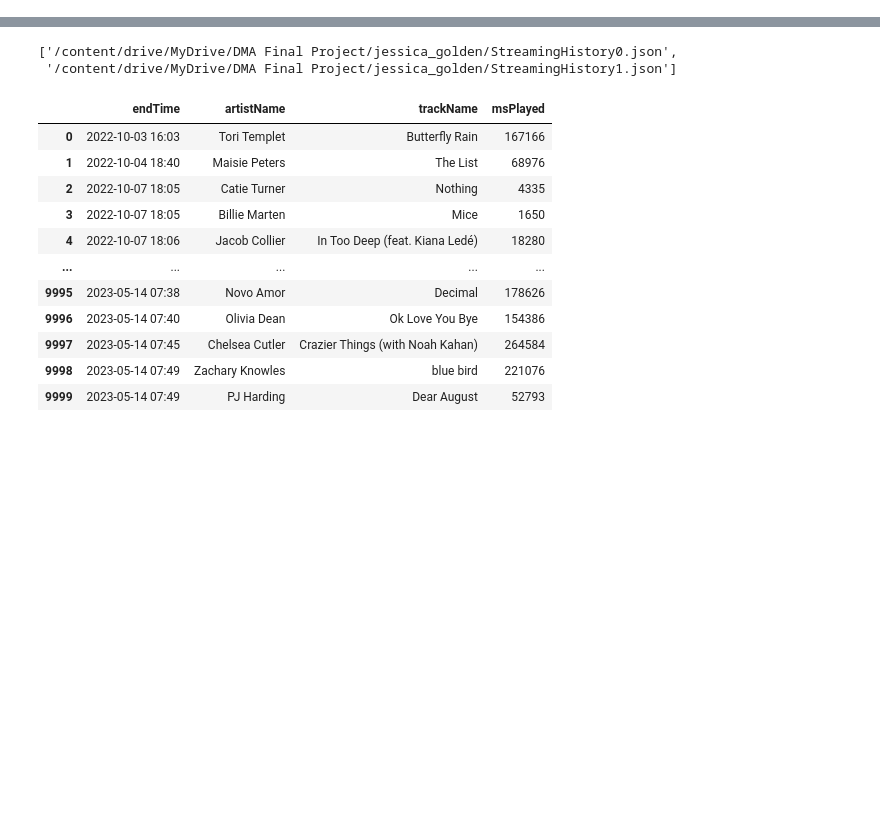
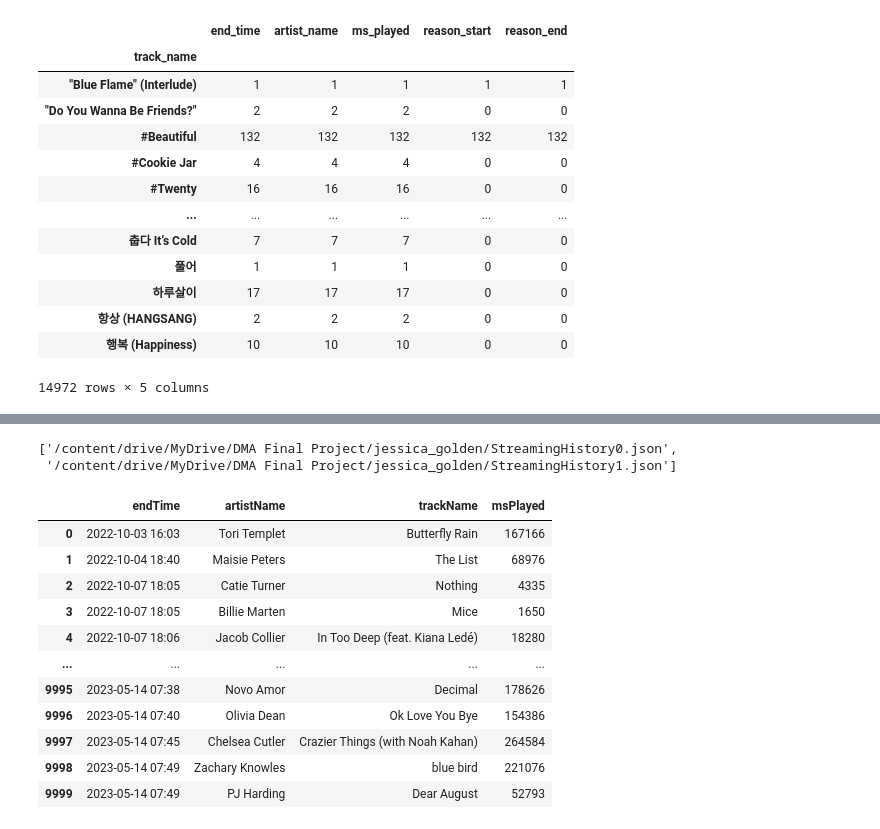
Before and after one commit to jonathanferrari/spotify-144, a Jupyter notebook: DMA Final Project/main.ipynb, the cells around one changed output, grey strips where cells are left out. Cells and saved outputs as stored; diff of their text form; code cells hidden in the pictures; blank space fills up the shorter version.

```diff
--- a/DMA Final Project/main.ipynb
+++ b/DMA Final Project/main.ipynb
@@ -138,0 +181,17 @@ AssertionError: ignored
+# %%
+all_data.groupby(["track_name"]).count()
+# %% [output]
+|  | end_time | artist_name | ms_played | reason_start | reason_end |
+| track_name |  |  |  |  |  |
+| "Blue Flame" (Interlude) | 1 | 1 | 1 | 1 | 1 |
+| "Do You Wanna Be Friends?" | 2 | 2 | 2 | 0 | 0 |
+| #Beautiful | 132 | 132 | 132 | 132 | 132 |
+| #Cookie Jar | 4 | 4 | 4 | 0 | 0 |
+| #Twenty | 16 | 16 | 16 | 0 | 0 |
+| ... | ... | ... | ... | ... | ... |
+| 춥다 It’s Cold | 7 | 7 | 7 | 0 | 0 |
+| 풀어 | 1 | 1 | 1 | 0 | 0 |
+| 하루살이 | 17 | 17 | 17 | 0 | 0 |
+| 항상 (HANGSANG) | 2 | 2 | 2 | 0 | 0 |
+| 행복 (Happiness) | 10 | 10 | 10 | 0 | 0 |
+14972 rows × 5 columns
```
Also changed, not shown: parts of 5 cells of this notebook.
